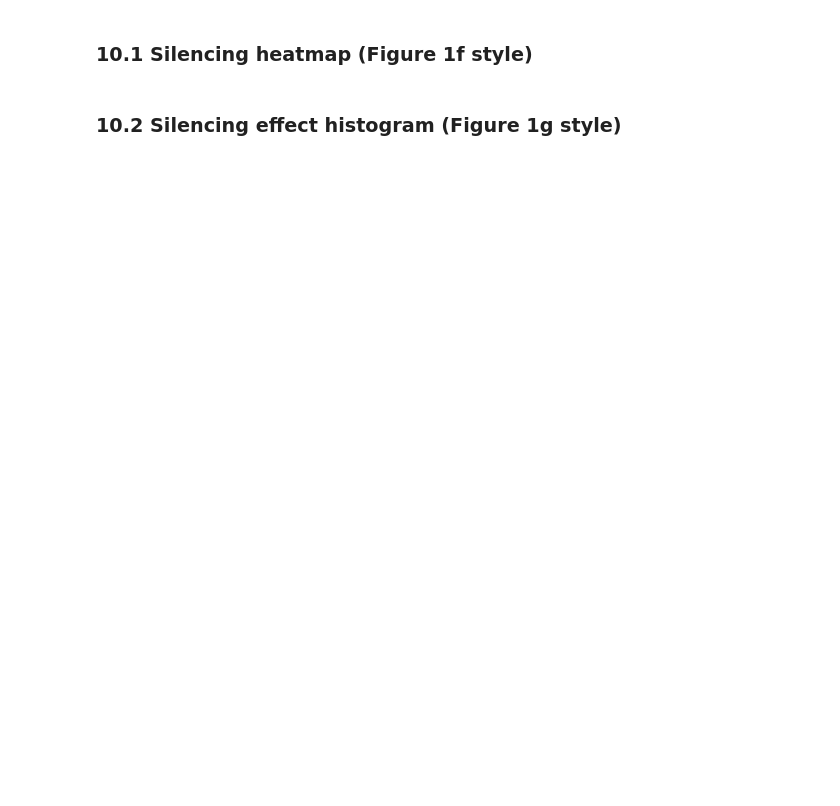
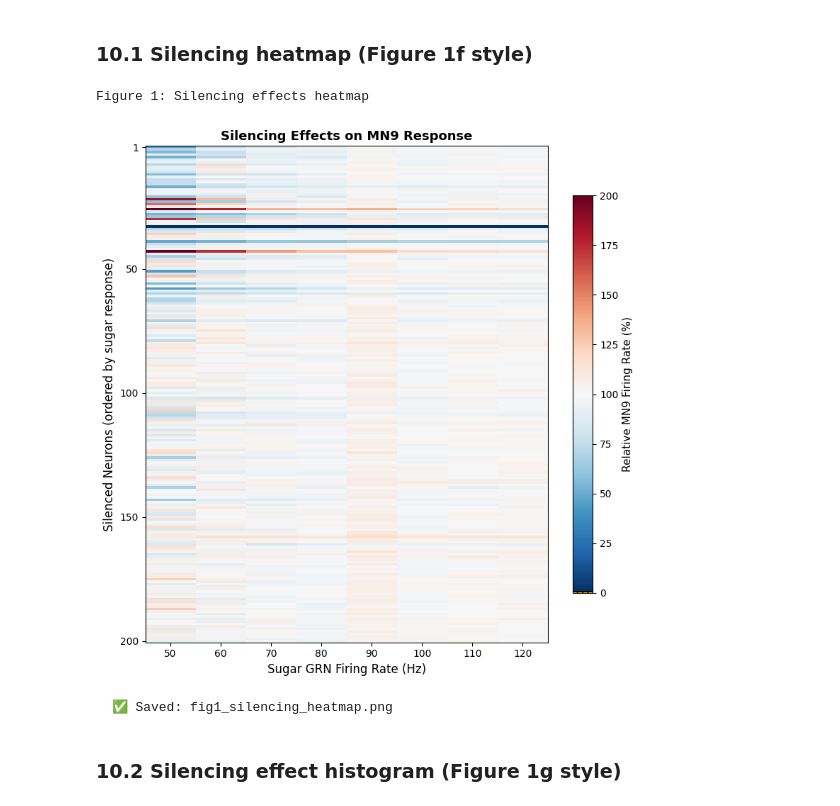
Before and after one commit to ruiluohub/drosophila-lif-reproduction, a Jupyter notebook: exp3_necessity_test.ipynb, the cells around one changed output. Cells and saved outputs as stored; diff of their text form; code cells hidden in the pictures; blank space fills up the shorter version.

```diff
--- a/exp3_necessity_test.ipynb
+++ b/exp3_necessity_test.ipynb
@@ -1474,0 +977,30 @@ for freq in FREQ_LIST_FULL:
+# %%
+# ========== Load All Controls ==========
+
+print("\n" + "="*70)
+print("Loading Controls for All Frequencies")
+print("="*70)
+
+control_dir = Path('./results/exp3_necessity_test/controls')
+
+all_controls = {}
+missing_freqs = []
+
+for freq in FREQ_LIST_FULL:
+    control_file = control_dir / f'control_{freq}.pkl'
+
+    if control_file.exists():
+        with open(control_file, 'rb') as f:
+            all_controls[freq] = pickle.load(f)
+        print(f"  ✅ {freq} Hz: {all_controls[freq]['mean']:.1f}±{all_controls[freq]['std']:.1f}")
+    else:
+        missing_freqs.append(freq)
+        print(f"  ⚠️  {freq} Hz: Not found")
+
+if missing_freqs:
+    print(f"\n⚠️  Missing controls for: {missing_freqs}")
+    print(f"   These batches may not have completed yet")
+else:
+    print(f"\n✅ All {len(all_controls)} controls loaded")
+
+print("="*70)
@@ -1480,20 +1120,26 @@ print("Analyzing Necessary Neurons")
 print("=" * 70)
 
 # Define threshold for "necessary" (silencing reduces MN9 to <80% of control)
-NECESSITY_THRESHOLD = 80.0  # %
+NECESSITY_THRESHOLD = 75.0  # %
 
 # For each frequency, identify necessary neurons
 necessary_by_freq = {}
 
+# Analysis部分也要排除GRNs
 for freq in FREQ_LIST_FULL:
     necessary_neurons = []
     silencing = results_exp3_full[freq]['silencing']
 
     for nid, stats in silencing.items():
-        if stats['relative_%'] < NECESSITY_THRESHOLD:
+        # === 只分析non-GRNs ===
+        if nid not in NEU_SUGAR_LEFT and stats['relative_%'] < NECESSITY_THRESHOLD:
             necessary_neurons.append(nid)
 
     necessary_by_freq[freq] = necessary_neurons
+
+    # 打印时注明
+    print(f"\n{freq} Hz:")
+    print(f"  Necessary non-GRN neurons: {len(necessary_neurons)}")
 
     print(f"\n{freq} Hz:")
     print(f"  Necessary neurons: {len(necessary_neurons)}/200 ({100*len(necessary_neurons)/200:.1f}%)")
@@ -1537,7 +1205,7 @@ for freq in FREQ_LIST_FULL:
     }
 
 # Plot using custom heatmap
-fig, ax = plt.subplots(figsize=(10, 14))
+fig, ax = plt.subplots(figsize=(8, 8))
 
 # Build matrix (neurons × frequencies)
 matrix = np.zeros((len(top_200_neurons), len(FREQ_LIST_FULL)))
@@ -1550,34 +1218,38 @@ for j, freq in enumerate(FREQ_LIST_FULL):
 # Use diverging colormap centered at 100%
 cmap = plt.cm.RdBu_r
 norm = mcolors.TwoSlopeNorm(vmin=0, vcenter=100, vmax=200)
 
 im = ax.imshow(matrix, aspect='auto', cmap=cmap, norm=norm, interpolation='nearest')
 
 ax.set_xlabel('Sugar GRN Firing Rate (Hz)', fontsize=12)
 ax.set_ylabel('Silenced Neurons (ordered by sugar response)', fontsize=12)
 ax.set_title('Silencing Effects on MN9 Response', fontsize=13, fontweight='bold')
 
 # X ticks
 ax.set_xticks(range(len(FREQ_LIST_FULL)))
 ax.set_xticklabels(FREQ_LIST_FULL)
 
 # Y ticks
 n_yticks = 5
 y_positions = np.linspace(0, len(top_200_neurons)-1, n_yticks).astype(int)
 ax.set_yticks(y_positions)
 ax.set_yticklabels([f'{i+1}' for i in y_positions])
 
 # Colorbar
 cbar = plt.colorbar(im, ax=ax, shrink=0.8)
 cbar.set_label('Relative MN9 Firing Rate (%)', fontsize=11)
 cbar.ax.axhline(y=0.5, color='black', linewidth=1.5, linestyle='-')  # 100% line
 cbar.ax.axhline(y=0.4, color='orange', linewidth=1, linestyle='--')  # 80% line
 
 plt.tight_layout()
-plt.savefig(fig_dir / 'fig1_silencing_heatmap.png', dpi=150, bbox_inches='tight')
+# plt.savefig(fig_dir / 'fig1_silencing_heatmap.png', dpi=150, bbox_inches='tight')
 plt.show()
 
 print(f"  ✅ Saved: fig1_silencing_heatmap.png")
+# %% [output]
+Figure 1: Silencing effects heatmap
+[figure, added]
+  ✅ Saved: fig1_silencing_heatmap.png
 # %% [markdown]
 ### 10.2 Silencing effect histogram (Figure 1g style)
 # %%
```
Also changed, not shown: parts of 67 cells of this notebook, 13 other files.
